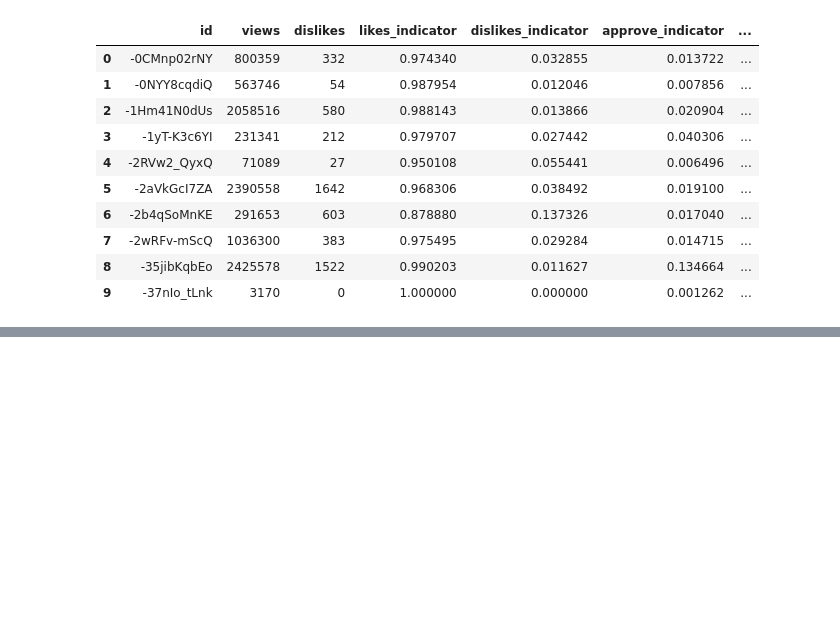
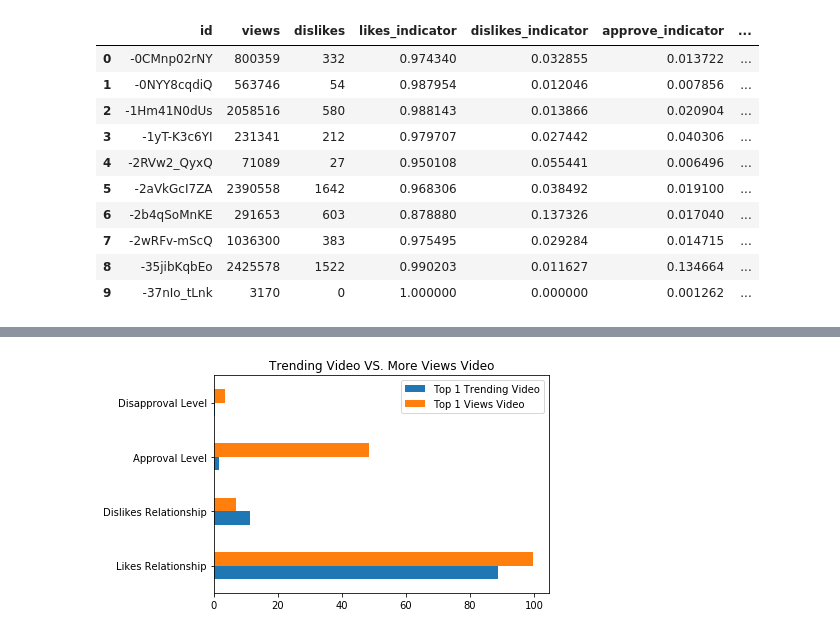
Before and after one commit to CaroMuizzi/Success-on-YouTube-Channels, a Jupyter notebook: Trending_videos_caro.ipynb, the cells around one changed output, grey strips where cells are left out. Cells and saved outputs as stored; diff of their text form; code cells hidden in the pictures; blank space fills up the shorter version.

```diff
--- a/Trending_videos_caro.ipynb
+++ b/Trending_videos_caro.ipynb
@@ -730,0 +808,15 @@ plt.show()
+# %%
+# DataFrame
+battle1 = {
+     'Likes Relationship' : [top1_trending_video_relation_likes,top1_views_video_relation_likes],
+     'Dislikes Relationship': [top1_trending_video_relation_dislikes,top1_views_video_relation_dislikes],
+     'Approval Level' : [top1_trending_video_approval_level,top1_views_video_approval_level],
+     'Disapproval Level': [top1_trending_video_rejection_level,top1_views_video_rejection_level]
+}
+battle1_df_transposed = pd.DataFrame(battle1)
+battle1_df = battle1_df_transposed.T
+battle1_df.columns = ["Top 1 Trending Video","Top 1 Views Video"]
+battle1_df.style.format({
+    'Likes Relationship': '{:,.2f}'.format,
+})
+battle1_df
@@ -730,0 +829,6 @@ plt.show()
+# %%
+# Plot
+battle1_df.plot(kind='barh', title="Trending Video VS. More Views Video")
+plt.savefig("Q1.Trending_video_vd_more_views_video .png")
+# %% [output]
+[figure, added]
```
Also changed, not shown: parts of 20 cells of this notebook, 16 other files.
